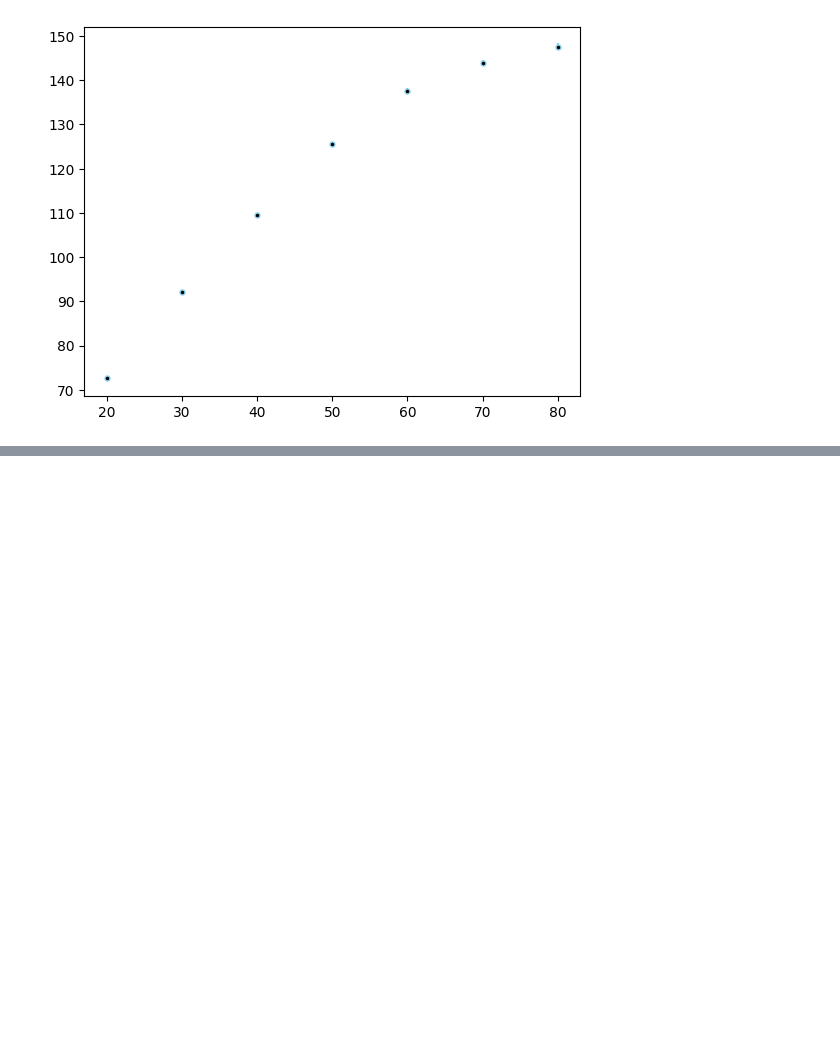
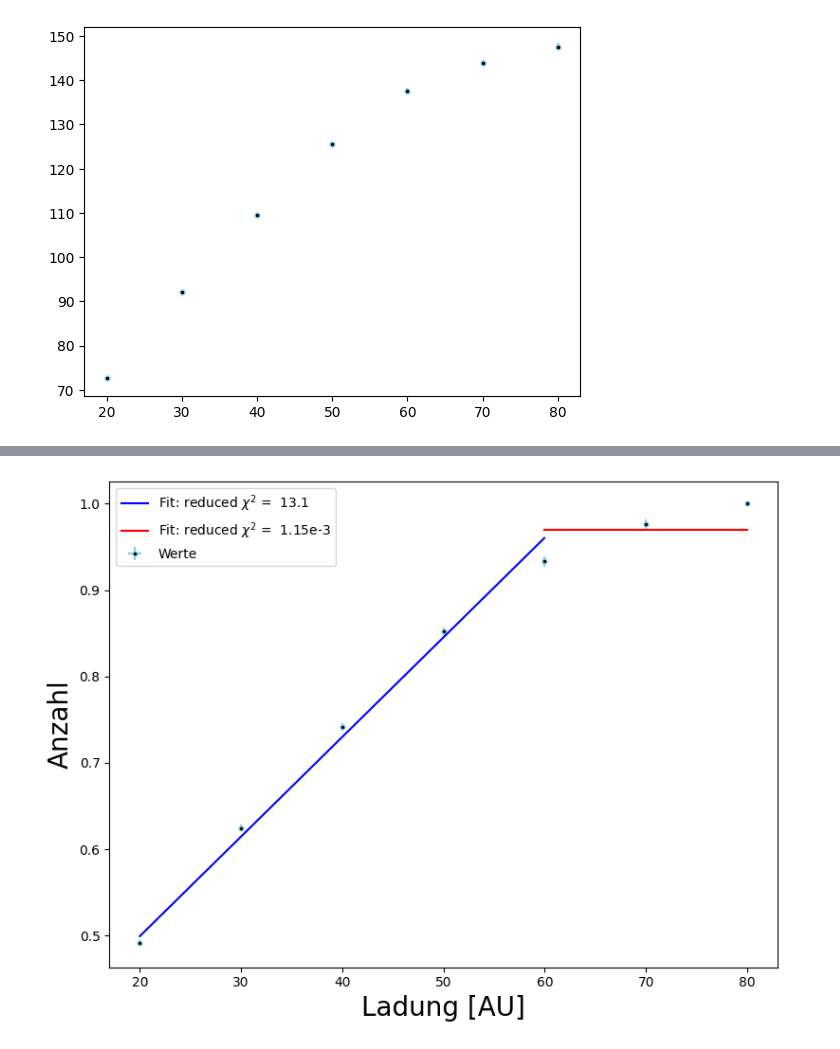
Before and after one commit to TimLockstedt/MP, a Jupyter notebook: FP14/JanTim/A4/A4_Charge_Plots.ipynb, the cells around one changed output, grey strips where cells are left out. Drawn from its saved outputs; the diff is of its cells as text; code cells hidden in the pictures; blank space fills up the shorter version.

```diff
--- a/FP14/JanTim/A4/A4_Charge_Plots.ipynb
+++ b/FP14/JanTim/A4/A4_Charge_Plots.ipynb
@@ -818,0 +843,35 @@ plt.errorbar(
+# %%
+from lmfit.models import PowerLawModel, ExponentialModel, GaussianModel, Model, ConstantModel, LinearModel
+
+mod = ConstantModel() #GaussianModel(prefix = "a")+GaussianModel(prefix = "b")
+pars = mod.make_params()
+pars["c"].value = 0.9
+
+mod2 = LinearModel()
+pars2 = mod2.make_params()
+
+
+
+result = mod.fit(y1[4:], pars, x=volts[4:])#, weights=1/y1_err[4:]
+result_2 = mod2.fit(y1[:5], pars2, x=volts[:5], weights=1/y1_err[:5])
+# %%
+volts = np.array(volts)
+fig = plt.figure(figsize=(8, 6))
+plt.errorbar(y = y1, yerr = y1_err, x = volts, xerr = 0, \
+    fmt = 'o', markersize = 3.5, alpha = 1, mfc = 'black', c = 'skyblue', zorder = 0, \
+    label = r'Werte')
+
+dynamic_resolution_array = np.arange(np.min(volts[:5]),np.max(volts[:5]), 0.001*abs(np.max(volts[:5])-np.min(volts[:5])))
+#plt.plot(x, y, 'skyblue')
+plt.plot(dynamic_resolution_array, result_2.eval(x = dynamic_resolution_array), 'b-', label = r'Fit: reduced $\chi^2$ =  '+str(to_precision(result_2.result.redchi,3)))
+dynamic_resolution_array2 = np.arange(np.min(volts[4:]),np.max(volts[4:]), 0.001*abs(np.max(volts[4:])-np.min(volts[4:])))
+plt.plot(dynamic_resolution_array2, result.eval(x = dynamic_resolution_array2), 'r-', label = r'Fit: reduced $\chi^2$ =  '+str(to_precision(result.result.redchi,3)))
+
+#plt.plot(x_fit, y_fit, label="Modell", color='red')
+plt.legend()
+plt.ylabel(Daten.get_YName(), fontsize=20)
+plt.xlabel(Daten.get_XName(), fontsize=20)
+# plt.title('Models')
+plt.tight_layout()
+# %% [output]
+[figure, added]
```
Also changed, not shown: parts of 4 cells of this notebook, 8 other files.
